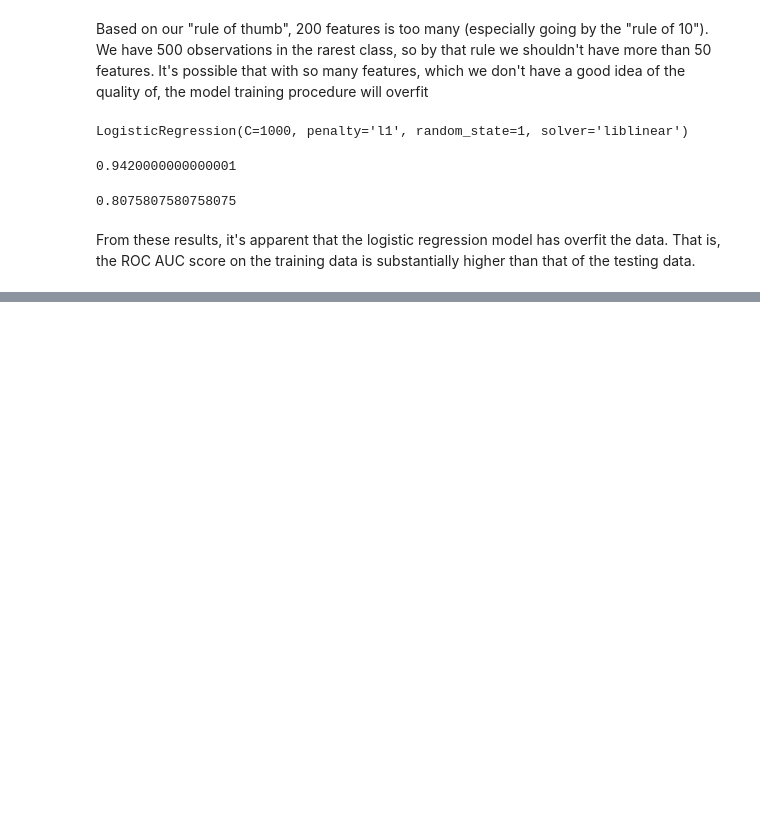
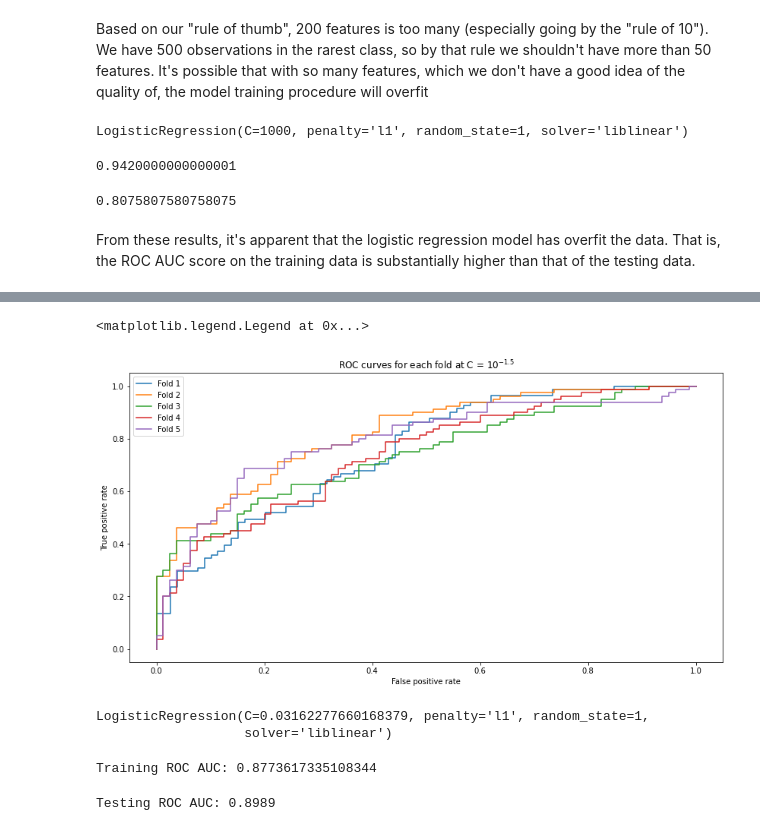
Before and after one commit to cbvreis/Book_Data-Science-Projects-with-Python-P, a Jupyter notebook: notebooks/chapter4.ipynb, the cells around one changed output, grey strips where cells are left out. Cells and saved outputs as stored; diff of their text form; code cells hidden in the pictures; blank space fills up the shorter version.

```diff
--- a/notebooks/chapter4.ipynb
+++ b/notebooks/chapter4.ipynb
@@ -121,0 +279,12 @@ From these results, it's apparent that the logistic regression model has overfit
+# %%
+for this_fold in range(k_folds.n_splits):
+    fpr = cv_test_roc[best_C_val_ix[0][0]][this_fold][0]
+    tpr = cv_test_roc[best_C_val_ix[0][0]][this_fold][1]
+    plt.plot(fpr, tpr, label='Fold {}'.format(this_fold+1))
+plt.xlabel('False positive rate')
+plt.ylabel('True positive rate')
+plt.title('ROC curves for each fold at C = $10^{-1.5}$')
+plt.legend()
+# %% [output]
+<matplotlib.legend.Legend at 0x...>
+[figure, added]
@@ -121,0 +295,15 @@ From these results, it's apparent that the logistic regression model has overfit
+# %%
+lr_syn.fit(X_train, y_train)
+# %% [output]
+LogisticRegression(C=0.03162277660168379, penalty='l1', random_state=1,
+                   solver='liblinear')
+# %%
+y_syn_train_predict_proba = lr_syn.predict_proba(X_train)
+print('Training ROC AUC: {}'.format(roc_auc_score(y_train, y_syn_train_predict_proba[:,1])))
+# %% [output]
+Training ROC AUC: 0.8773617335108344
+# %%
+Y_syn_test_predict_proba = lr_syn.predict_proba(X_test)
+print('Testing ROC AUC: {}'.format(roc_auc_score(y_test, Y_syn_test_predict_proba[:,1])))
+# %% [output]
+Testing ROC AUC: 0.8989
```
Also changed, not shown: parts of 24 cells of this notebook.
